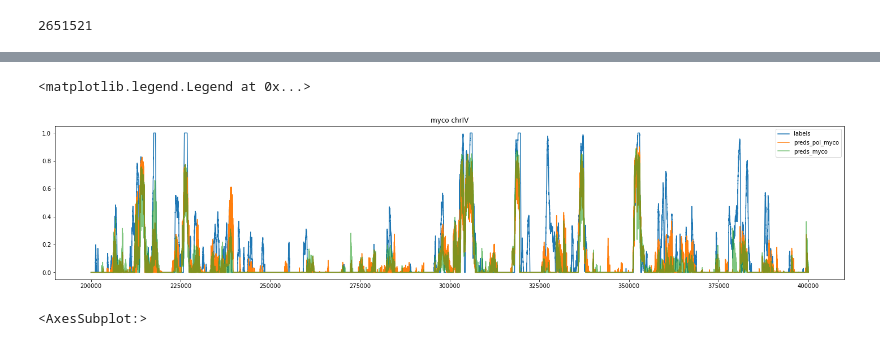
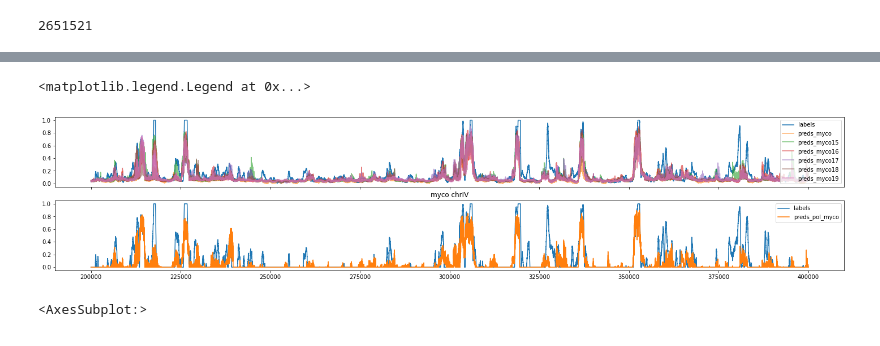
Before and after one commit to Alexwestbrook/mnhn-internship_DeepCNN_ChIP-seq, a Jupyter notebook: Exogenous_yeast.ipynb, the cells around one changed output, grey strips where cells are left out. Drawn from its saved outputs; the diff is of its cells as text; code cells hidden in the pictures.

```diff
--- a/Exogenous_yeast.ipynb
+++ b/Exogenous_yeast.ipynb
@@ -252,7 +252,7 @@ chr_id = 'IV'
 start = 200_000
 stop = start + 200_000
 
-fig, ax = plt.subplots(1, 1, figsize=(25, 5), facecolor='w')
+fig, axes = plt.subplots(2, 1, sharex=True, figsize=(25, 5), facecolor='w')
 if strand == 'myco' and chr_id != 'Mmmyco':
     chr_id = 'chr' + chr_id
 stop = min(stop, lens[strand][chr_id])
@@ -266,37 +266,45 @@ plt.title(f'{strand} {chr_id}')
 # ax.plot(np.arange(start, stop), myco_nuc[chr_id][start:stop], label='myco_nuc')
 # ax.plot(np.arange(start, stop), preds_monm[chr_id][start:stop], label='preds_myco', alpha=0.6)
 # ax.plot(np.arange(start, stop), preds_ponm[chr_id][start:stop], label='preds_pneu', alpha=0.6)
 # ax.plot(np.arange(start, stop), preds_monm2[chr_id][start:stop], label='preds_myco2', alpha=0.6)
 # ax.plot(np.arange(start, stop), preds_ponm2[chr_id][start:stop], label='preds_pneu2', alpha=0.6)
 
 # ax.plot(np.arange(start, stop), pneu_nuc[chr_id][start:stop], label='pneu_nuc')
 # ax.plot(np.arange(start, stop), preds_monp[chr_id][start:stop], label='preds_myco')
 # ax.plot(np.arange(start, stop), preds_ponp[chr_id][start:stop], label='preds_pneu')
 
 # ax.plot(np.arange(start, stop), pol2_myco_clip[chr_id][start:stop], label='pol2_myco_clip')
-ax.plot(np.arange(start, stop), labels_pol_log[chr_id][start:stop], label='labels')
-ax.plot(np.arange(start, stop), preds_pol_myco[chr_id][start:stop], label='preds_pol_myco')
+ax = axes[0]
+ax.plot(np.arange(start, stop), myco_pol_ratio[chr_id][start:stop], label='labels')
 ax.plot(np.arange(start, stop), preds_monm[chr_id][start:stop], label='preds_myco', alpha=0.6)
-# ax.plot(np.arange(start, stop), preds_ponm[chr_id][start:stop], label='preds_pneu', alpha=0.6)
+ax.plot(np.arange(start, stop), preds_monm15[chr_id][start:stop], label='preds_myco15', alpha=0.6)
+ax.plot(np.arange(start, stop), preds_monm16[chr_id][start:stop], label='preds_myco16', alpha=0.6)
+ax.plot(np.arange(start, stop), preds_monm17[chr_id][start:stop], label='preds_myco17', alpha=0.6)
+ax.plot(np.arange(start, stop), preds_monm18[chr_id][start:stop], label='preds_myco18', alpha=0.6)
+ax.plot(np.arange(start, stop), preds_monm19[chr_id][start:stop], label='preds_myco19', alpha=0.6)
+
+axes[1].plot(np.arange(start, stop), myco_pol_log[chr_id][start:stop], label='labels')
+axes[1].plot(np.arange(start, stop), preds_pol_myco[chr_id][start:stop], label='preds_pol_myco')
 
 # ax.plot(np.arange(start, stop), pneu_pol_log[chr_id][start:stop], label='pneu_pol_log')
 # ax.plot(np.arange(start, stop), preds_monp[chr_id][start:stop], label='preds_pneu')
 
 # ax.plot(np.arange(start, stop), myco_pol_KL[chr_id][start:stop], label='myco_pol_KL', color='k')
 # ax2 = ax.twinx()
 # ax2.plot(np.arange(start, stop), pol2_myco_finite[chr_id][start:stop], label='pol2_myco', color='k')
 # ax3 = ax.twinx()
 # ax3.plot(np.arange(start, stop), myco_pol_ip[chr_id][start:stop], label='myco_pol_ip', color=colors[2])
 # ax3.plot(np.arange(start, stop), myco_pol_ip2[chr_id][start:stop], label='myco_pol_ip2', color=colors[5])
 # ax3.plot(np.arange(start, stop), myco_pol_ctrl[chr_id][start:stop], label='myco_pol_ctrl', color=colors[6])
 # ax3.plot(np.arange(start, stop), myco_pol_ctrl2[chr_id][start:stop], label='myco_pol_ctrl2', color=colors[4])
 # ax3.plot(np.arange(start, stop), pneu_coh_ctrl[chr_id][start:stop], label='pneu_coh_ctrl', color=colors[3])
 # ax3.set_ylim((-1, 50))
 ax.legend()
+axes[1].legend()
 # ax3.legend()
 # %% [output]
 <matplotlib.legend.Legend at 0x...>
-[figure, old version]
+[figure, new version]
 # %%
 corrs = np.corrcoef([signals['Mmmyco'] for signals in [myco_pol_log, myco_pol_KL, pol2_myco_clip, myco_pol_ip, myco_pol_ip2, preds_m]])
 sns.heatmap(corrs, cmap='seismic', annot=True)
```
Also changed, not shown: parts of 3 cells of this notebook, 1 other file.
